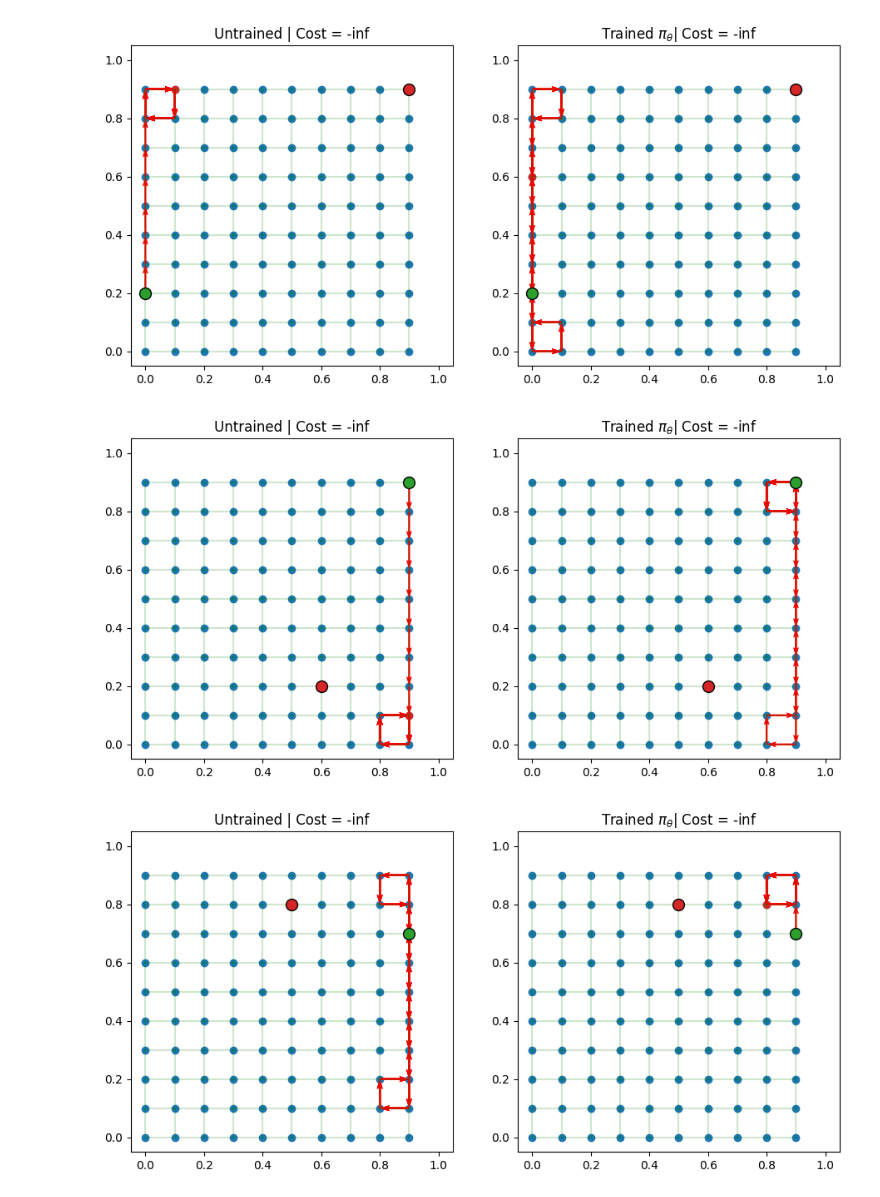
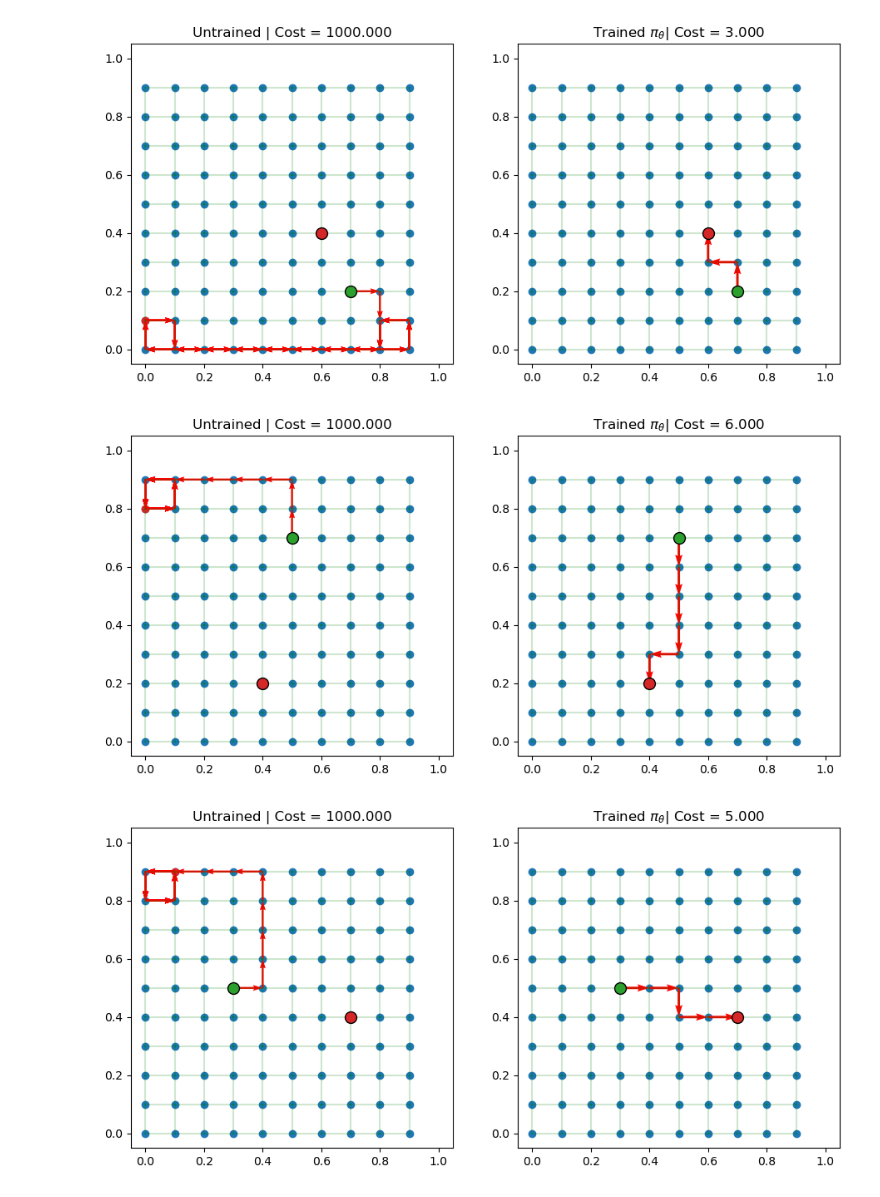
Before and after one commit to TimoThans33/ece5984_drl_ai4spp, a Jupyter notebook: code/exploration.ipynb, the cells around one changed output. Drawn from its saved outputs; the diff is of its cells as text; code cells hidden in the pictures.

Commit message:
somewhat updated render

```diff
--- a/code/exploration.ipynb
+++ b/code/exploration.ipynb
@@ -102,6 +87,6 @@ model = AttentionModel(env,
 # %%
 import torch
-device = torch.device("cuda" if torch.cuda.is_available() else "cpu")
+device = torch.device("mps" if torch.backends.mps.is_available() else "cpu")
 td_init = env.reset(batch_size=[3]).to(device)
 model = model.to(device)
 out = model(td_init.clone(), phase="test", decode_type="greedy", return_actions=True)
@@ -123,7 +108,7 @@ from rl4co.utils.trainer import RL4COTrainer
 
 trainer = RL4COTrainer(
     max_epochs=3,
-    accelerator="gpu",
+    accelerator="mps",
     devices=1,
     logger=None
 )
@@ -154,17 +140,19 @@ LOCAL_RANK: 0 - CUDA_VISIBLE_DEVICES: [0]
 # %%
+infer_env = SPPEnv(num_loc=1000)
+
 model = model.to(device)
-out = model(td_init.clone(), phase="test", decode_type="greedy", return_actions=True)
+out = model(td_init.clone(),env=infer_env, phase="test", decode_type="greedy", return_actions=True)
 actions_trained = out['actions'].cpu().detach()
 
 # Plotting
 import matplotlib.pyplot as plt
 for i, td in enumerate(td_init):
     fig, axs = plt.subplots(1,2, figsize=(11,5))
     env.render(td, actions_untrained[i], ax=axs[0])
-    env.render(td, actions_trained[i], ax=axs[1])
+    infer_env.render(td, actions_trained[i], ax=axs[1])
     axs[0].set_title(f"Untrained | Cost = {-rewards_untrained[i].item():.3f}")
     axs[1].set_title(r"Trained $\pi_\theta$" + f"| Cost = {-out['reward'][i].item():.3f}")
 # %% [output]
-[figure, old version]
+[figure, new version]
-[figure, old version]
+[figure, new version]
-[figure, old version]
+[figure, new version]
```
Also changed, not shown: parts of 5 cells of this notebook, 44 other files.
